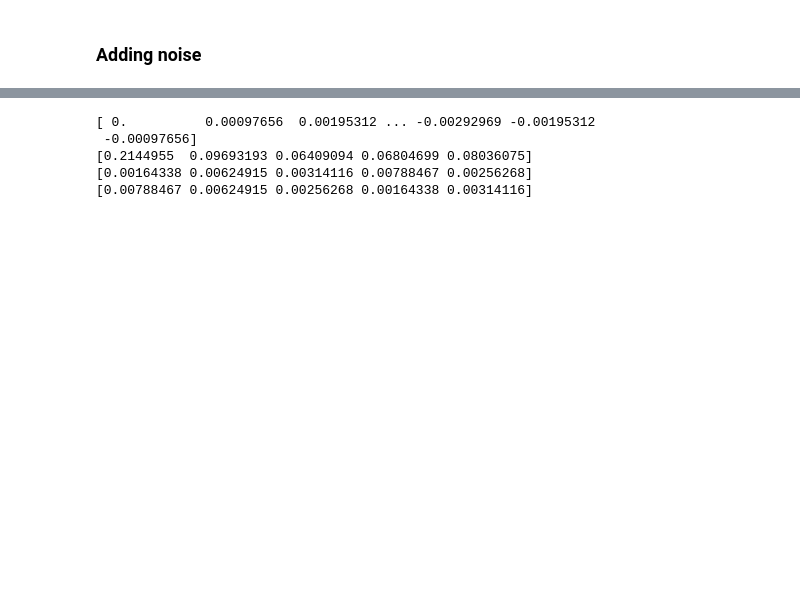
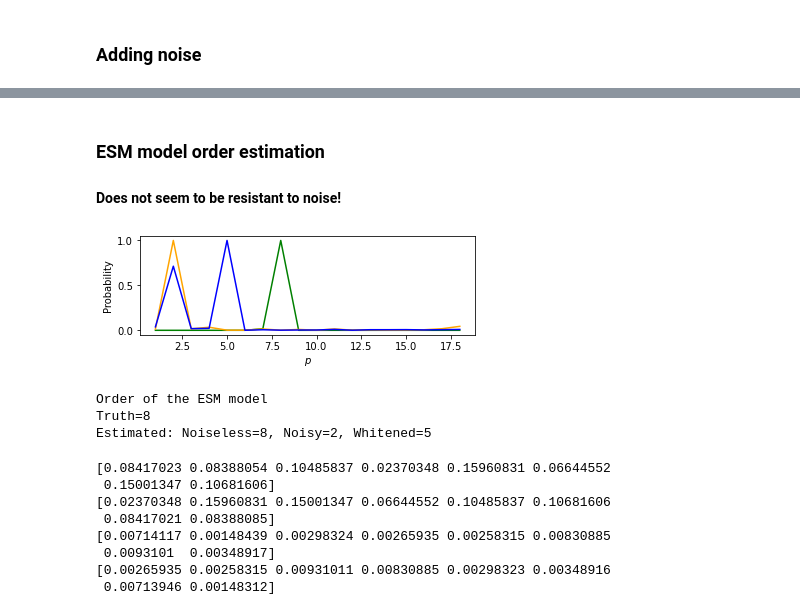
Before and after one commit to piptouque/atiam_pam_hrparam, a Jupyter notebook: source/synth_hr_pierre.ipynb, the cells around one changed output, grey strips where cells are left out. Drawn from its saved outputs; the diff is of its cells as text; code cells hidden in the pictures; blank space fills up the shorter version.

Commit message:
[+]: Optimisated ESTER.

```diff
--- a/source/synth_hr_pierre.ipynb
+++ b/source/synth_hr_pierre.ipynb
@@ -119,20 +118,55 @@ width=2205.0 Hz
 ipd.Audio(np.real(x), rate=sr)
 # %% [output]
 [interactive output not drawn]
+# %% [markdown]
+### ESM model order estimation
+
+#### Does not seem to be resistant to noise!
+# %%
+n = 20
+p_max = n - 2 # for now
+ps = np.arange(1,p_max+1)
+j_sine = ester_inverse_error_func(x_sine, n, p_max)
+j_noise = ester_inverse_error_func(x, n, p_max)
+j_white = ester_inverse_error_func(x_white, n, p_max)
+
+plt.figure()
+plt.title('Estimated ESM order probabilities, noiseless and noisy signals')
+plt.subplot(2, 1, 1)
+plt.xlabel('$p$')
+plt.ylabel('Probability')
+plt.plot(ps, j_sine/np.max(j_sine), c='g')
+plt.plot(ps, j_noise/np.max(j_noise), c='orange')
+plt.plot(ps, j_white/np.max(j_white), c='b')
+plt.show()
+
+r_est_sine = ester(x_sine, n, p_max)
+r_est_noise = ester(x, n, p_max)
+r_est_white = ester(x_white, n, p_max)
+print('Order of the ESM model')
+print(f'Truth={r}')
+print(f'Estimated: Noiseless={r_est_sine}, Noisy={r_est_noise}, Whitened={r_est_white}')
+# %% [output]
+[figure, added]
+Order of the ESM model
+Truth=8
+Estimated: Noiseless=8, Noisy=2, Whitened=5
 # %%
-n = 20
-k = 5
+k = r_est_sine
 
-deltas_est, fs_est = esprit(x_sine, n, k)
+deltas_est, nus_est = esprit(x_sine, n, k)
 amps_est, phis_est = least_squares(x_sine, deltas, nus)
 
-print(fs)
-print(fs_est)
+print(nus)
+print(nus_est)
 print(deltas)
 print(deltas_est)
 # %% [output]
-[ 0.          0.00097656  0.00195312 ... -0.00292969 -0.00195312
- -0.00097656]
-[0.2144955  0.09693193 0.06409094 0.06804699 0.08036075]
-[0.00164338 0.00624915 0.00314116 0.00788467 0.00256268]
-[0.00788467 0.00624915 0.00256268 0.00164338 0.00314116]
+[0.08417023 0.08388054 0.10485837 0.02370348 0.15960831 0.06644552
+ 0.15001347 0.10681606]
+[0.02370348 0.15960831 0.15001347 0.06644552 0.10485837 0.10681606
+ 0.08417021 0.08388085]
+[0.00714117 0.00148439 0.00298324 0.00265935 0.00258315 0.00830885
+ 0.0093101  0.00348917]
+[0.00265935 0.00258315 0.00931011 0.00830885 0.00298323 0.00348916
+ 0.00713946 0.00148312]
```
Also changed, not shown: parts of 6 cells of this notebook, 1 other file.
